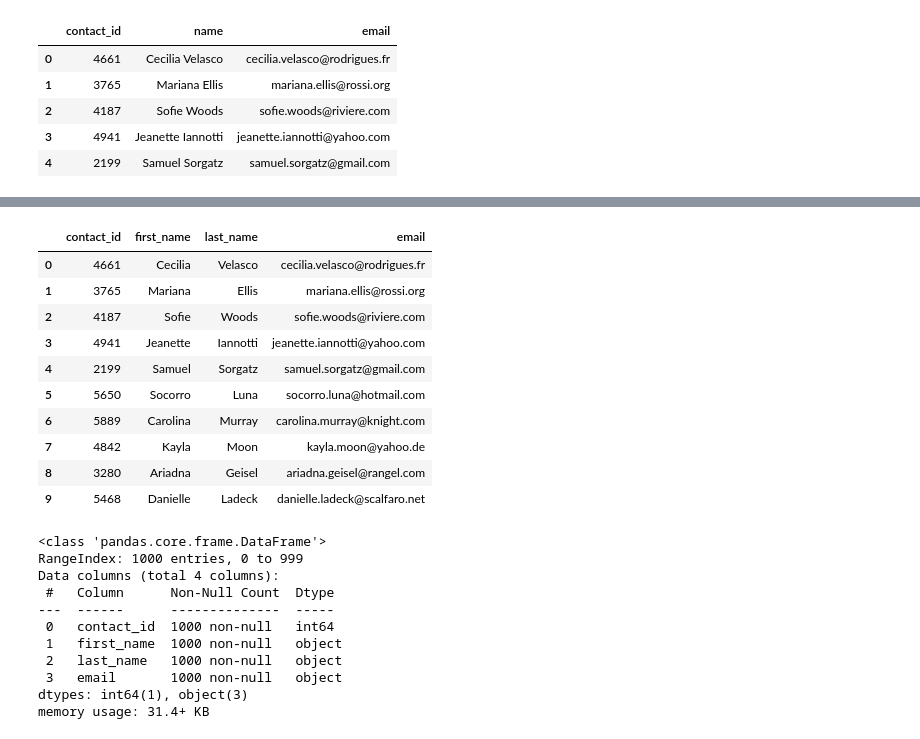
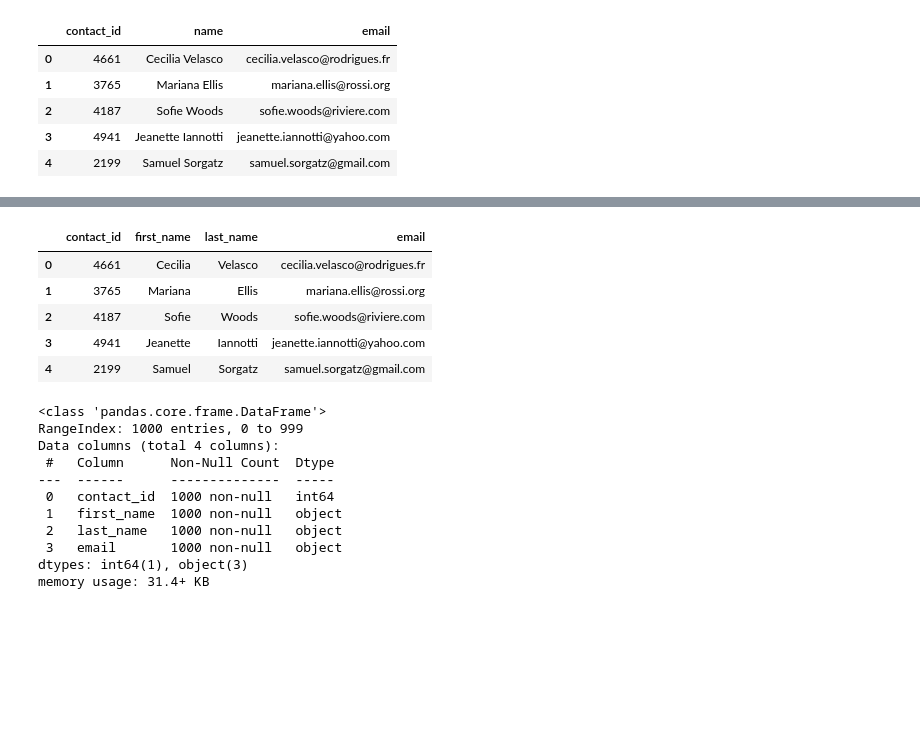
Before and after one commit to GitItDren/Crowdfunding_ETL, a Jupyter notebook: ETL_Mini_Project_DLaPhayne_KJohnson.ipynb, the cells around one changed output, grey strips where cells are left out. Drawn from its saved outputs; the diff is of its cells as text; code cells hidden in the pictures; blank space fills up the shorter version.

```diff
--- a/ETL_Mini_Project_DLaPhayne_KJohnson.ipynb
+++ b/ETL_Mini_Project_DLaPhayne_KJohnson.ipynb
@@ -342,0 +333,19 @@ print(dict_values)
+# %%
+import json
+
+dict_values = []
+for i, row in contact_info_df.iterrows():
+    if i == 0:
+        continue
+
+    info_df = json.loads(row[0])
+    # Extract relevant values from the dictionary
+    contact_id = info_df['contact_id']
+    name = info_df['name']
+    email = info_df['email']
+
+    # Append extracted values to the list
+    dict_values.append([contact_id, name, email])
+
+# Print out the list of values for each row.
+print(dict_values)
@@ -343,6 +354,8 @@ print(dict_values)
 # %%
 # Create a contact_info DataFrame and add each list of values, i.e., each row
 # to the 'contact_id', 'name', 'email' columns.
+contact_info_new_df = pd.DataFrame(dict_values, columns=['contact_id', 'name', 'email'])
+contact_info_new_df.head()
 # %% [output]
 |  | contact_id | name | email |
 | 0 | 4661 | Cecilia Velasco | cecilia.velasco@rodrigues.fr |
@@ -383,16 +381,19 @@ memory usage: 23.6+ KB
+# %%
+# Extract first_name and last_name from the "name" column
+contact_info_new_df[["first_name", "last_name"]] = contact_info_new_df["name"].str.split(" ", n=1, expand=True)
+
+# Drop the "name" column
+contact_info_new_df.drop(columns=["name"], inplace=True)
 # %%
 # Reorder the columns
+contacts_df_clean = contact_info_new_df[['contact_id', 'first_name', 'last_name', 'email']]
+contacts_df_clean.head()
 # %% [output]
 |  | contact_id | first_name | last_name | email |
 | 0 | 4661 | Cecilia | Velasco | cecilia.velasco@rodrigues.fr |
 | 1 | 3765 | Mariana | Ellis | mariana.ellis@rossi.org |
 | 2 | 4187 | Sofie | Woods | sofie.woods@riviere.com |
 | 3 | 4941 | Jeanette | Iannotti | jeanette.iannotti@yahoo.com |
 | 4 | 2199 | Samuel | Sorgatz | samuel.sorgatz@gmail.com |
-| 5 | 5650 | Socorro | Luna | socorro.luna@hotmail.com |
-| 6 | 5889 | Carolina | Murray | carolina.murray@knight.com |
-| 7 | 4842 | Kayla | Moon | kayla.moon@yahoo.de |
-| 8 | 3280 | Ariadna | Geisel | ariadna.geisel@rangel.com |
-| 9 | 5468 | Danielle | Ladeck | danielle.ladeck@scalfaro.net |
 # %%
 # Check the datatypes one more time before exporting as CSV file.
```
Also changed, not shown: parts of 18 cells of this notebook, 7 other files.
